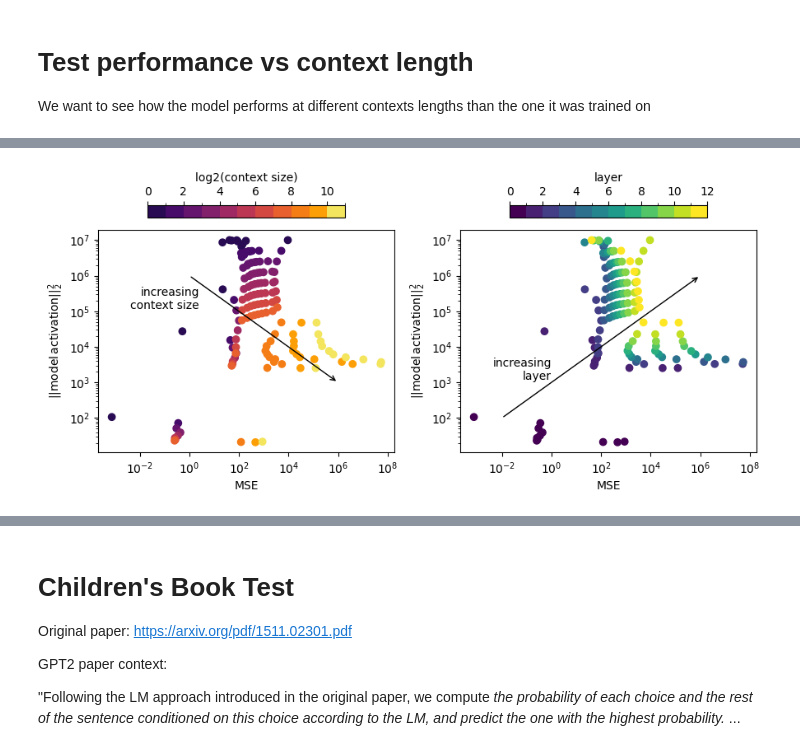
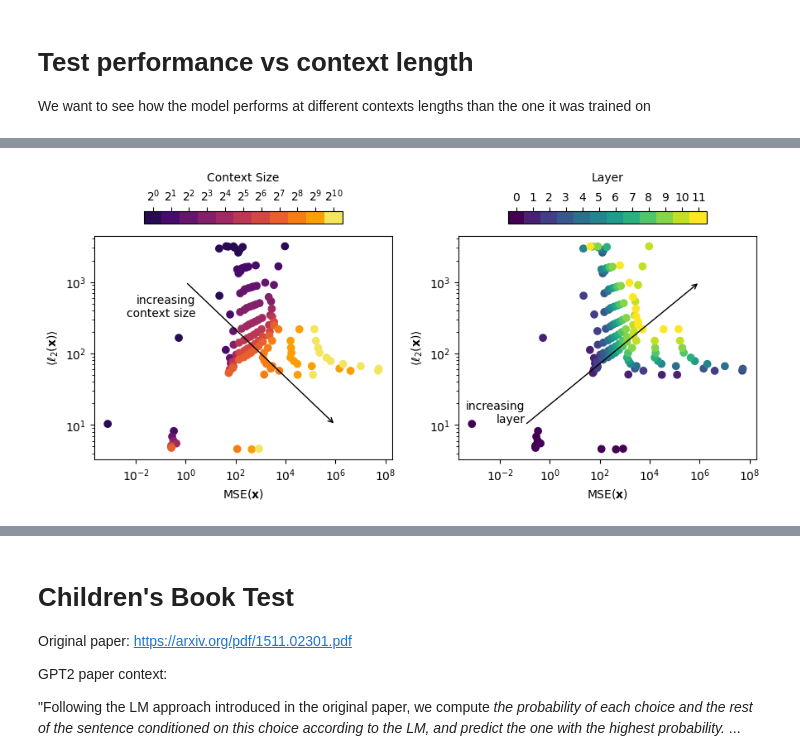
Before and after one commit to evanhanders/sae_validation_blogpost, a Jupyter notebook: gpt2_small_autoencoder_benchmarks.ipynb, the cells around one changed output, grey strips where cells are left out. Saved outputs shown, nothing was run; the diff lists cells and outputs as text; code cells hidden in the pictures.

```diff
--- a/gpt2_small_autoencoder_benchmarks.ipynb
+++ b/gpt2_small_autoencoder_benchmarks.ipynb
@@ -295,7 +294,7 @@ for k in ['feature_sampling_method', 'resample_batches', 'feature_reinit_scale',
         pass
 
 act_stores = []
-for context_size in context_sizes:
+for context_size in tqdm(context_sizes):
     act_store_cfg['context_size'] = context_size
     act_store_cfg['store_batch_size'] = tok_per_batch // context_size
     cfg = LanguageModelSAERunnerConfig(**act_store_cfg)
@@ -305,3 +304,4 @@ for context_size in context_sizes:
     t.cuda.empty_cache()
     act_store = ActivationsStore(cfg, model)
     act_stores.append(act_store)
+clear_output()
@@ -340,6 +308,7 @@ Dataset is not tokenized! Updating config.
 # %%
 
 full_l0s = np.zeros((test_prompts, len(context_sizes), len(sparse_encoders_residual)))
+full_l1s = np.zeros_like(full_l0s)
 full_mses = np.zeros((test_prompts, len(context_sizes), len(sparse_encoders_residual)))
 full_act_l2 = np.zeros((test_prompts, len(context_sizes), len(sparse_encoders_residual)))
 for i in tqdm(range(int(np.ceil(test_prompts / act_store_cfg['store_batch_size'])))):
@@ -365,11 +334,13 @@ for i in tqdm(range(int(np.ceil(test_prompts / act_store_cfg['store_batch_size']
                 sae_out, feature_acts, loss, mse_loss, l1_loss, _ = autoencoder(
                     activations
                 )
+                l1 = t.abs(feature_acts).sum(-1).mean(-1).detach()
                 l0 = (feature_acts > 0).float().sum(-1).mean(-1).detach()
                 se = ((activations - sae_out)**2).sum(-1).mean(-1).detach()
-                square_acts = (activations**2).sum(-1).mean(-1).detach()
+                square_acts = t.sqrt((activations**2).sum(-1)).mean(-1).detach()
                 for z in range(act_store_cfg['store_batch_size']):
                     idx = i*act_store_cfg['store_batch_size'] + z
+                    full_l1s[idx,j,k] = l1[z]
                     full_l0s[idx,j,k] = l0[z]
                     full_mses[idx,j,k] = se[z]
                     full_act_l2[idx,j,k] = square_acts[z]
@@ -497,7 +468,7 @@ for i in tqdm(range(int(np.ceil(test_prompts / act_store_cfg['store_batch_size']
                     )
                     l0 = (feature_acts > 0).float().sum(-1).mean(-1).detach()
                     se = ((activations - sae_out)**2).sum(-1).mean(-1).detach()
-                    square_acts = (activations**2).sum(-1).mean(-1).detach()
+                    square_acts = t.sqrt((activations**2).sum(-1)).mean(-1).detach()
                     for z in range(act_store_cfg['store_batch_size']):
                         idx = i*act_store_cfg['store_batch_size'] + z
                         block_l0s[idx,k,l] = l0[z]
@@ -644,36 +667,44 @@ fig.savefig('context_sizes.png', dpi=300, bbox_inches='tight')
 # %%
 #Also checking what the L2 norm growth looks like as the context length gets longer and showing whether that explains MSE loss.
 fig = plt.figure(figsize=(8,3))
 ax1 = fig.add_axes([0, 0, 0.45, 0.9])
 ax2 = fig.add_axes([0.55, 0, 0.45, 0.9])
 cax1 = fig.add_axes([0.075, 0.95, 0.3, 0.05])
 cax2 = fig.add_axes([0.625, 0.95, 0.3, 0.05])
 good = df['layer'] >= 0
 
-plot = ax1.scatter(df['mses'][good], df['act_l2'][good], c=context_sm.to_rgba(np.log2(df['context_size'][good])))
-cb = plt.colorbar(context_sm, cax=cax1, orientation='horizontal', location='top')
+plot = ax1.scatter(np.array(df['mses'])[good], np.array(df['act_l2'])[good], c=context_sm.to_rgba(np.log2(df['context_size'][good])))
+cb = plt.colorbar(context_sm, cax=cax1, orientation='horizontal')#, location='top')
 cb.set_label('log2(context size)')
-cb.set_ticks([i+0.5 for i in range(11)], labels=[i for i in range(11)])
+# cb.set_ticks([i+0.5 for i in range(11)], labels=[i for i in range(11)])
+cb.set_ticks([np.log2(c)+0.5 for c in context_sizes])
+cb.set_ticklabels([r'$2^{{{}}}$'.format(int(np.log2(c))) for c in context_sizes])
+# cb.set_ticklabels(context_sizes)
+cax1.tick_params(top=True, labeltop=True, bottom=False, labelbottom=False)
+cax1.set_xlabel('Context Size', labelpad=-45)
 
-plot = ax2.scatter(df['mses'][good], df['act_l2'][good], c=layer_sm.to_rgba(df['layer']))#, cmap=layer_sm)
-cb = plt.colorbar(layer_sm, location='top', orientation='horizontal', cax=cax2)
-cb.set_label('layer')
-cb.set_ticks([i+0.5 for i in range(12)], labels=[i for i in range(12)])
+plot = ax2.scatter(np.array(df['mses'][good]), np.array(df['act_l2'][good]), c=layer_sm.to_rgba(df['layer']))#, cmap=layer_sm)
+cb = plt.colorbar(layer_sm, cax=cax2, orientation='horizontal')
+cb.set_label('Layer', labelpad=-45)
+cax2.tick_params(which='minor', color='w')
+cb.set_ticks([i+0.5 for i in range(12)])
+cb.set_ticklabels(range(12))
+cax2.tick_params(top=True, labeltop=True, bottom=False, labelbottom=False)
 
-ax1.text(2.5, 1e5, 'increasing\ncontext size', ha='right', va='bottom')
-ax1.annotate("", xy=(1e6, 1e3), xytext=(1, 1e6), arrowprops=dict(arrowstyle="->"))
+ax1.text(2.5, 3e2, 'increasing\ncontext size', ha='right', va='bottom')
+ax1.annotate("", xy=(1e6, 1e1), xytext=(1, 1e3), arrowprops=dict(arrowstyle="->"))
 
-ax2.text(1, 1e3, 'increasing\nlayer', ha='right', va='bottom')
-ax2.annotate("", xy=(1e6, 1e6), xytext=(1e-2, 1e2), arrowprops=dict(arrowstyle="->"))
+ax2.text(1e-1, 1e1, 'increasing\nlayer', ha='right', va='bottom')
+ax2.annotate("", xy=(1e6, 1e3), xytext=(1e-1, 1e1), arrowprops=dict(arrowstyle="->"))
 
 for ax in [ax1, ax2]:
-    ax.set_xlabel('MSE')
-    ax.set_ylabel(r'$||\rm{model}\,\rm{activation}||_2^2$')
+    ax.set_xlabel(r'MSE($\mathbf{x}$)')
+    ax.set_ylabel(r'$\langle \ell_2(\mathbf{x}) \rangle$')
     ax.set_xscale('log')
     ax.set_yscale('log')
 fig.savefig('model_activations_vs_mse.png', dpi=300, bbox_inches='tight')
 # %% [output]
-[figure, old version]
+[figure, new version]
 # %%
 delta_block_mses = 1 - block_mses/np.array(df['mses'][df['context_size'] == 128])[None,:]
 delta_block_l0s = 1 - block_l0s/np.array(df['l0s'][df['context_size'] == 128])[None,:]
```
Also changed, not shown: parts of 11 cells of this notebook, 5 other files.
